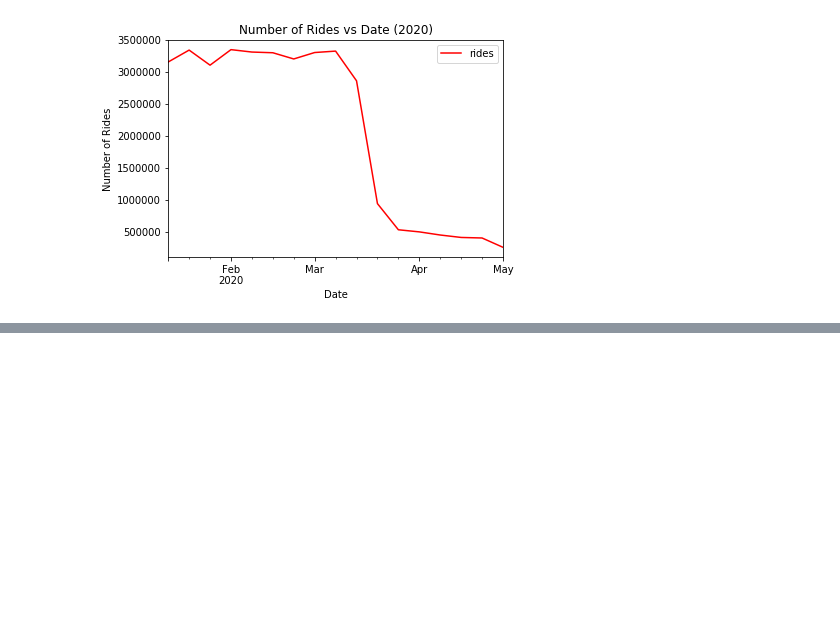
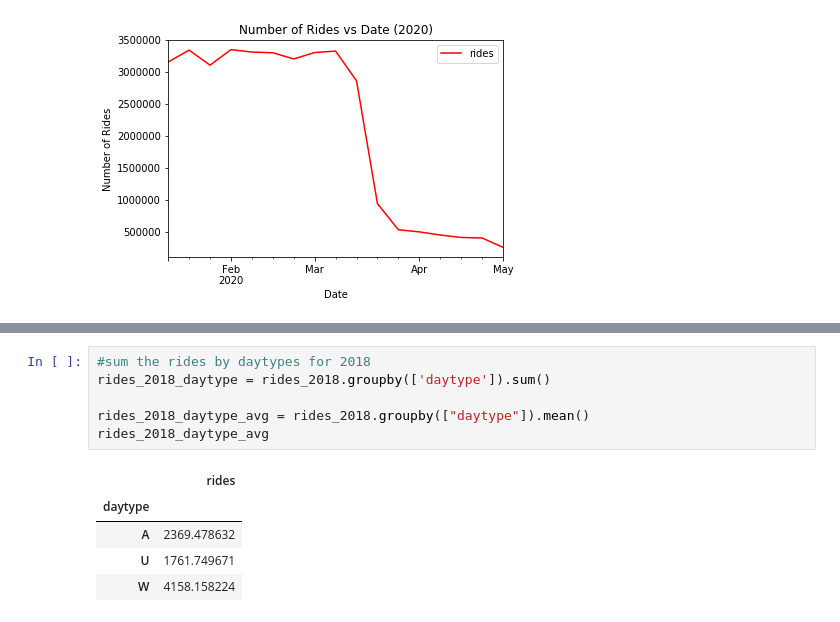
Before and after one commit to cdfencing/Project-I, a Jupyter notebook: Seasonal_ridership.ipynb, the cells around one changed output, grey strips where cells are left out. Cells and saved outputs as stored; diff of their text form; blank space fills up the shorter version.

```diff
--- a/Seasonal_ridership.ipynb
+++ b/Seasonal_ridership.ipynb
@@ -97,0 +116,12 @@ L_data_2018.head()
+# %%
+#sum the rides by daytypes for 2018
+rides_2018_daytype = rides_2018.groupby(['daytype']).sum()
+
+rides_2018_daytype_avg = rides_2018.groupby(["daytype"]).mean()
+rides_2018_daytype_avg
+# %% [output]
+|  | rides |
+| daytype |  |
+| A | 2369.478632 |
+| U | 1761.749671 |
+| W | 4158.158224 |
```
Also changed, not shown: parts of 12 cells of this notebook.
